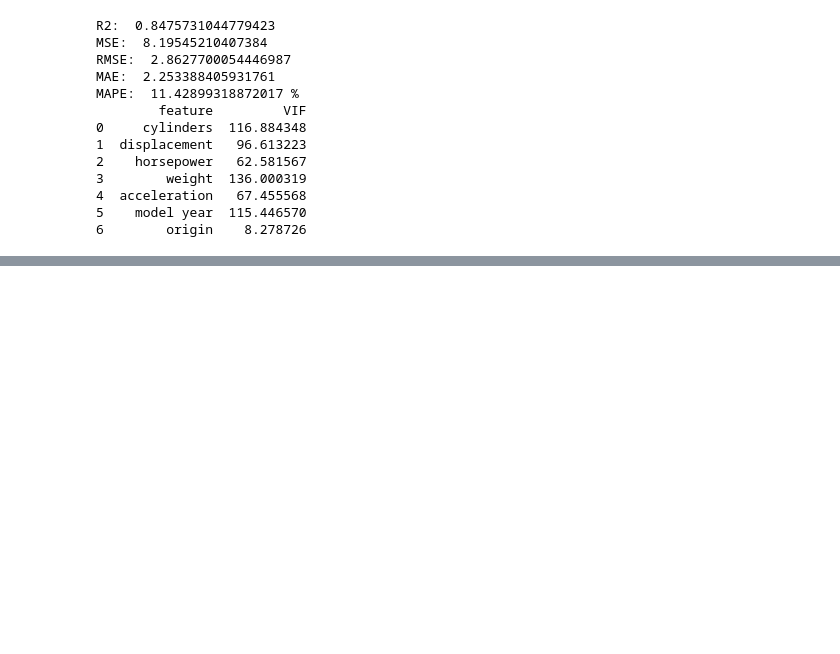
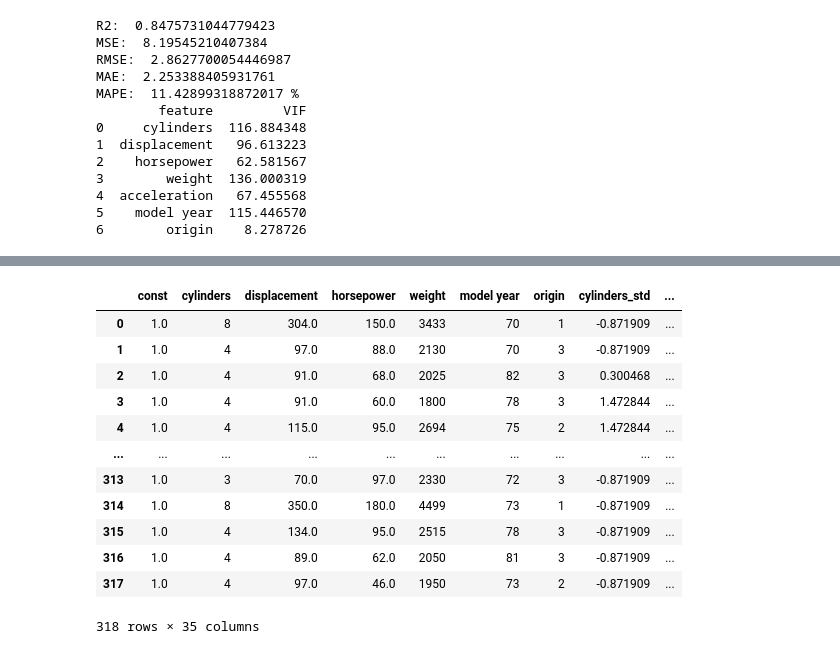
Before and after one commit to dbehdrbs0806/4th_2sem, a Jupyter notebook: BigDataAnalysis/autoMpg_test.ipynb, the cells around one changed output, grey strips where cells are left out. Drawn from its saved outputs; the diff is of its cells as text; code cells hidden in the pictures; blank space fills up the shorter version.

```diff
--- a/BigDataAnalysis/autoMpg_test.ipynb
+++ b/BigDataAnalysis/autoMpg_test.ipynb
@@ -170,0 +199,9 @@ R2:  0.7053036346020854
+# %%
+autoMpg_train = autoMpg.sample(frac=0.8, random_state=42)  # 80%를 훈련 데이터로 사용
+autoMpg_test = autoMpg.drop(autoMpg_train.index)  # 나머
+
+X_cols = [c for c in autoMpg.columns if c != "mpg"]
+X_train = autoMpg_train[X_cols].reset_index(drop=True)
+X_test  = autoMpg_test[X_cols].reset_index(drop=True)
+y_train = autoMpg_train["mpg"].reset_index(drop=True)
+y_test  = autoMpg_test["mpg"].reset_index(drop=True)
@@ -170,0 +251,6 @@ R2:  0.7053036346020854
+# %%
+# (d) 제곱항(Polynomial features)
+X_train_sq = X_train_num ** 2
+X_test_sq = X_test_num ** 2
+X_train_sq.columns = [f"{c}_sq" for c in X_train_sq.columns]
+X_test_sq.columns  = [f"{c}_sq" for c in X_test_sq.columns]
@@ -170,0 +279,16 @@ R2:  0.7053036346020854
+# %%
+X_train_sm
+# %% [output]
+|  | const | cylinders | displacement | horsepower | weight | model year | origin | cylinders_std | ... |
+| 0 | 1.0 | 8 | 304.0 | 150.0 | 3433 | 70 | 1 | -0.871909 | ... |
+| 1 | 1.0 | 4 | 97.0 | 88.0 | 2130 | 70 | 3 | -0.871909 | ... |
+| 2 | 1.0 | 4 | 91.0 | 68.0 | 2025 | 82 | 3 | 0.300468 | ... |
+| 3 | 1.0 | 4 | 91.0 | 60.0 | 1800 | 78 | 3 | 1.472844 | ... |
+| 4 | 1.0 | 4 | 115.0 | 95.0 | 2694 | 75 | 2 | 1.472844 | ... |
+| ... | ... | ... | ... | ... | ... | ... | ... | ... | ... |
+| 313 | 1.0 | 3 | 70.0 | 97.0 | 2330 | 72 | 3 | -0.871909 | ... |
+| 314 | 1.0 | 8 | 350.0 | 180.0 | 4499 | 73 | 1 | -0.871909 | ... |
+| 315 | 1.0 | 4 | 134.0 | 95.0 | 2515 | 78 | 3 | -0.871909 | ... |
+| 316 | 1.0 | 4 | 89.0 | 62.0 | 2050 | 81 | 3 | -0.871909 | ... |
+| 317 | 1.0 | 4 | 97.0 | 46.0 | 1950 | 73 | 2 | -0.871909 | ... |
+318 rows × 35 columns
```
Also changed, not shown: parts of 10 cells of this notebook.
